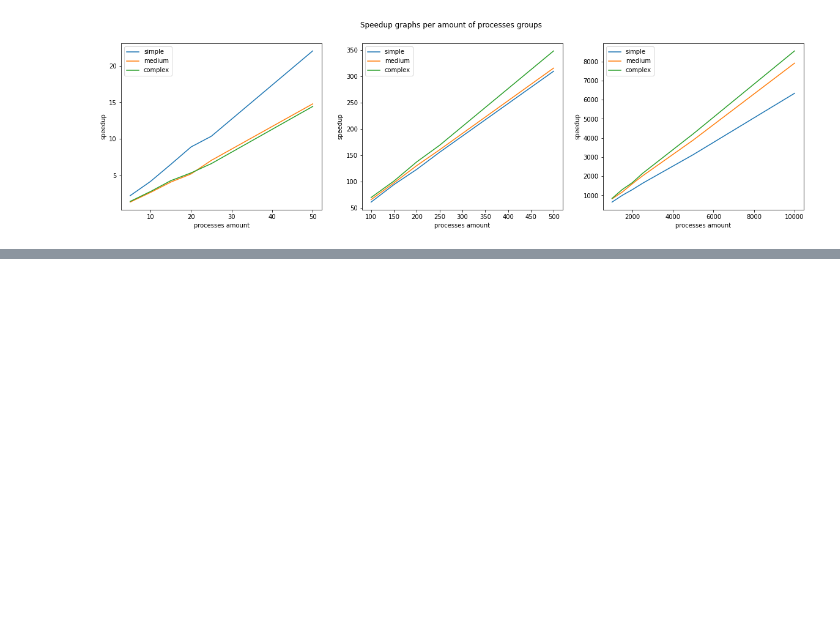
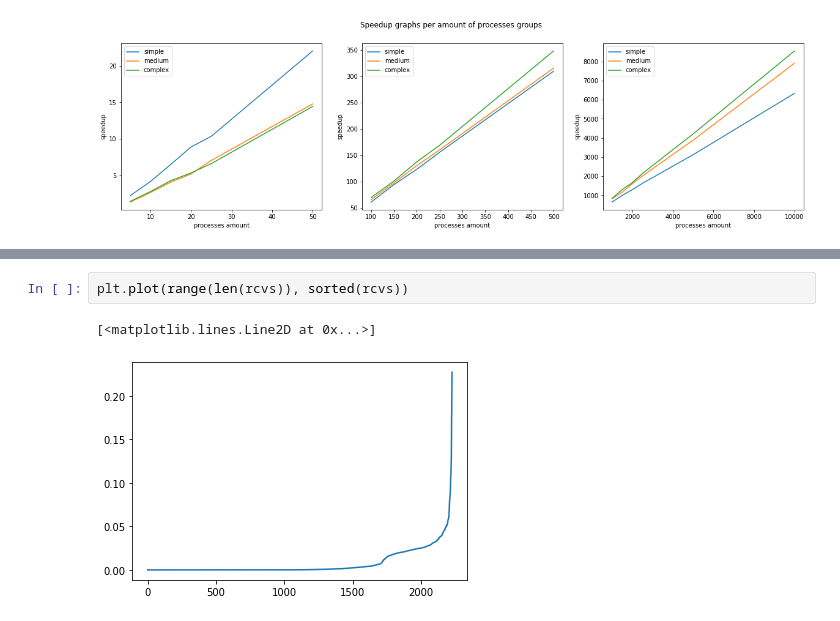
Before and after one commit to amonin7/knapsack_solution, a Jupyter notebook: Visualization.ipynb, the cells around one changed output, grey strips where cells are left out. Cells and saved outputs as stored; diff of their text form; blank space fills up the shorter version.

```diff
--- a/Visualization.ipynb
+++ b/Visualization.ipynb
@@ -266,0 +282,5 @@ for ax in axs.flat:
+# %%
+plt.plot(range(len(rcvs)), sorted(rcvs))
+# %% [output]
+[<matplotlib.lines.Line2D at 0x...>]
+[figure, added]
```
Also changed, not shown: parts of 12 cells of this notebook, 2 other files.
